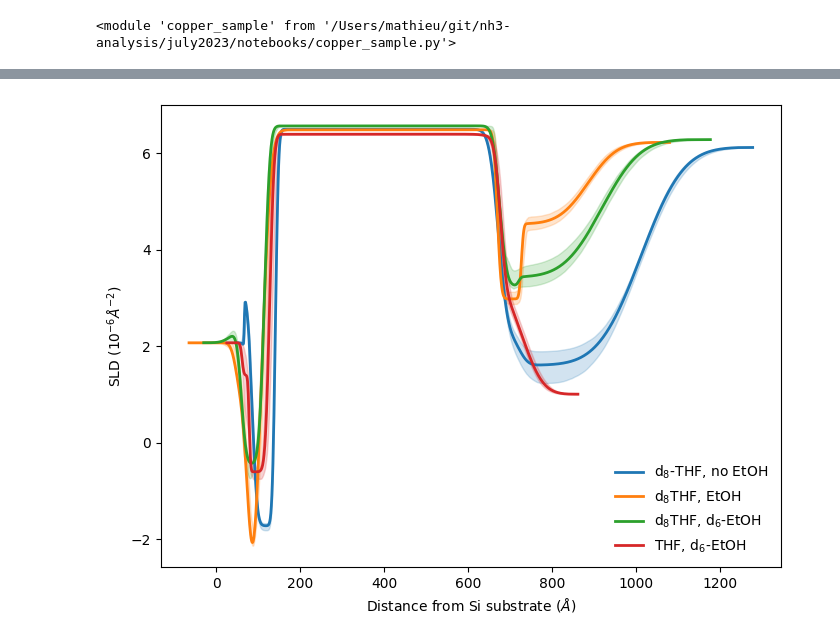
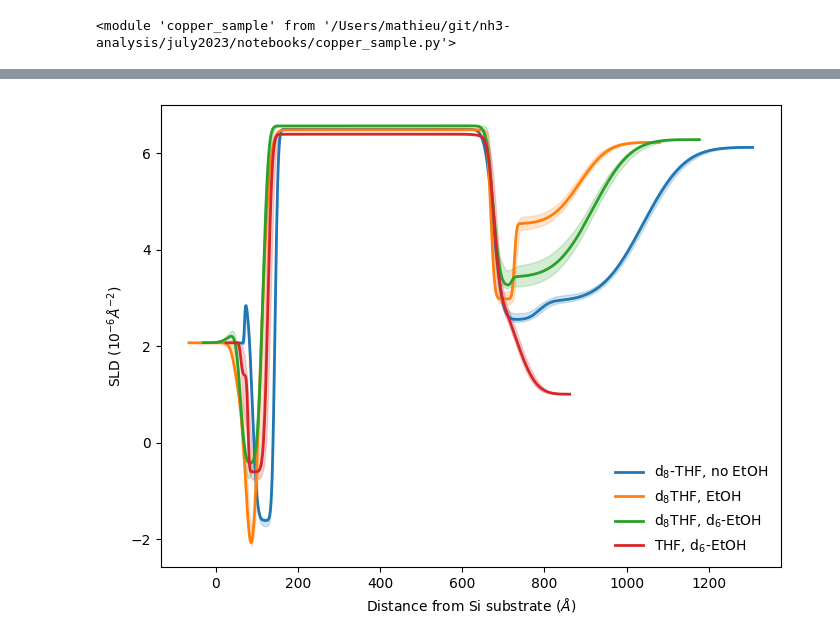
Before and after one commit to mdoucet/nh3-analysis, a Jupyter notebook: july2023/notebooks/Figure-3.ipynb, the cells around one changed output, grey strips where cells are left out. Saved outputs shown, nothing was run; the diff lists cells and outputs as text; code cells hidden in the pictures.

```diff
--- a/july2023/notebooks/Figure-3.ipynb
+++ b/july2023/notebooks/Figure-3.ipynb
@@ -33,7 +33,7 @@ importlib.reload(cu)
 # %% [output]
 <module 'copper_sample' from '/Users/mathieu/git/nh3-analysis/july2023/notebooks/copper_sample.py'>
 # %%
-data_list = [201290, 207282, 207169, 207202]
+data_list = ['201290-abs', 207282, 207169, 207202]
 expt = ['jan2023', 'july2023', 'july2023', 'july2023']
 labels = ['d$_8$-THF, no EtOH', 'd$_8$THF, EtOH', 'd$_8$THF, d$_6$-EtOH', 'THF, d$_6$-EtOH']
 z_offset = [50, -30, -20, 35]
@@ -59,5 +59,5 @@ plt.savefig('deuteration-cycle1.png')
 # %%
-data_list = [201298, 207296, 207177, 207210]
+data_list = ['201298-abs', 207296, 207177, 207210]
 expt = ['jan2023', 'july2023', 'july2023', 'july2023']
 labels = ['d$_8$-THF, no EtOH', 'd$_8$THF, EtOH', 'd$_8$THF, d$_6$-EtOH', 'THF, d$_6$-EtOH']
 z_offset = [50, -70, -30, 10]
@@ -83,24 +83,24 @@ plt.savefig('deuteration-cycle2.png')
 # %%
-data_list = [201306, 207296, 207177, 207218]
+data_list = ['201306-abs', 207296, 207177, 207218]
 expt = ['jan2023', 'july2023', 'july2023', 'july2023']
 labels = ['d$_8$-THF, no EtOH', 'd$_8$THF, EtOH', 'd$_8$THF, d$_6$-EtOH', 'THF, d$_6$-EtOH']
 z_offset = [50, -65, -30, 25]
 
 fig, axs = plt.subplots(1,1, dpi=100, figsize=(8,6), sharex=False)
 
 for i, run in enumerate(data_list):
     ocv_fit = os.path.join(git_dir, expt[i], 'data', 'results', 'REFL_%s.json' % run)
 
     with open(ocv_fit, 'r') as f:
         data = json.load(f)
         plt.plot(np.asarray(data['z'])+z_offset[i], data['sld'], markersize=4, label=labels[i], linewidth=2,)
         plt.fill_between(np.asarray(data['z'])+z_offset[i], data['sld_low'], data['sld_high'],
                          alpha=0.2, color=plt.gca().lines[-1].get_color())
 
 
 plt.gca().legend(frameon=False)
 plt.xlabel('Distance from Si substrate ($\AA$)')
 plt.ylabel('SLD ($10^{-6} \AA^{-2}$)')
 plt.savefig('deuteration-cycle3.png')
 # %% [output]
-[figure, old version]
+[figure, new version]
```
Also changed, not shown: parts of 2 cells of this notebook, 4 other files.
